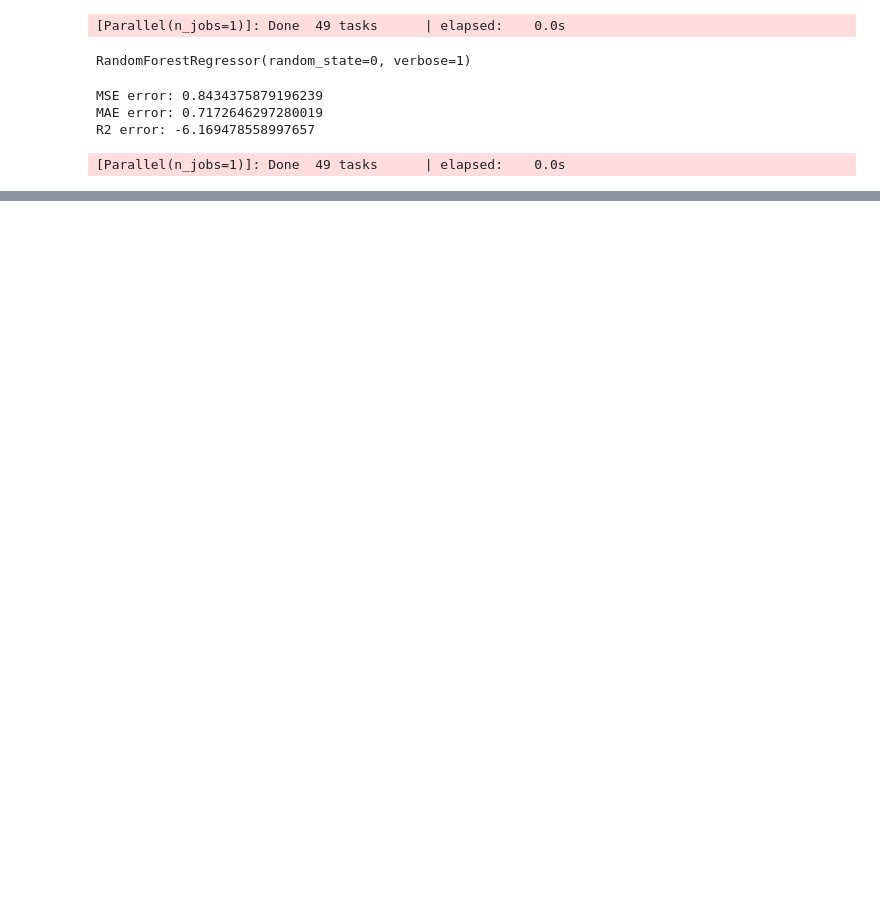
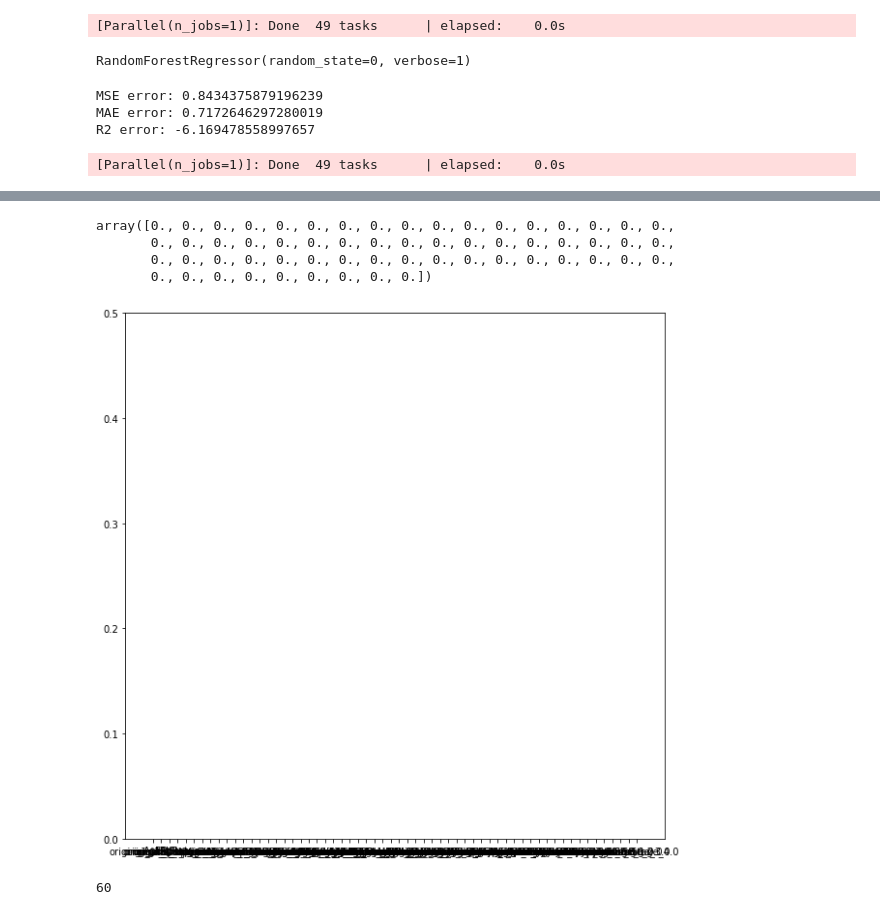
Before and after one commit to artemi8/ml-project-2, a Jupyter notebook: sudarsaan/regression_v1.ipynb, the cells around one changed output, grey strips where cells are left out. Saved outputs shown, nothing was run; the diff lists cells and outputs as text; code cells hidden in the pictures; blank space fills up the shorter version.

```diff
--- a/sudarsaan/regression_v1.ipynb
+++ b/sudarsaan/regression_v1.ipynb
@@ -169,0 +233,23 @@ plt.show()
+# %%
+lasso1.coef_
+# %% [output]
+array([0., 0., 0., 0., 0., 0., 0., 0., 0., 0., 0., 0., 0., 0., 0., 0., 0.,
+       0., 0., 0., 0., 0., 0., 0., 0., 0., 0., 0., 0., 0., 0., 0., 0., 0.,
+       0., 0., 0., 0., 0., 0., 0., 0., 0., 0., 0., 0., 0., 0., 0., 0., 0.,
+       0., 0., 0., 0., 0., 0., 0., 0., 0.])
+# %%
+plt.figure(figsize=(10,10))
+plt.bar(imputed_df.drop(columns=['pcr','rfs']).columns, np.abs(lasso1.coef_))
+# plt.xticks(rotation=90)
+# plt.grid()
+# plt.title("Feature Selection Based on Lasso")
+# plt.xlabel("Features")
+# plt.ylabel("Importance")
+plt.ylim(0, 0.5)
+plt.show()
+# %% [output]
+[figure, added]
+# %%
+len(lasso1.coef_)
+# %% [output]
+60
```
Also changed, not shown: parts of 50 cells of this notebook, 5 other files.
